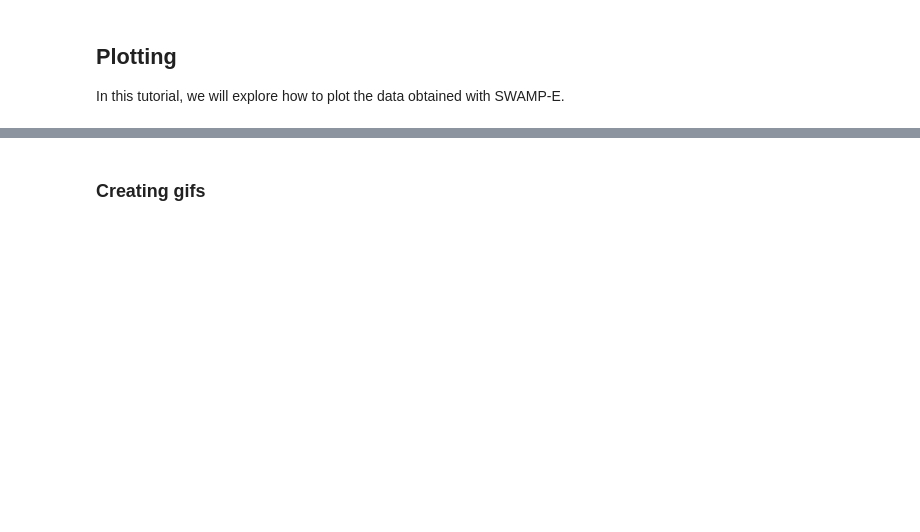
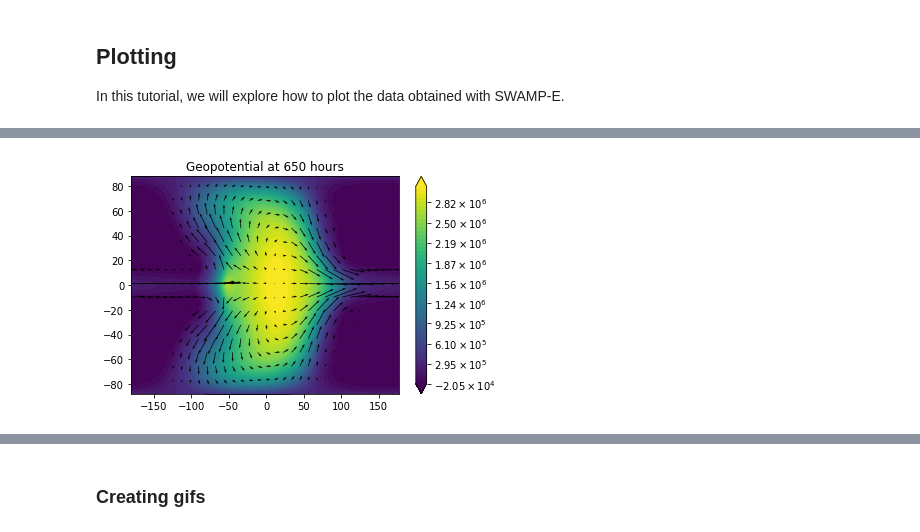
Before and after one commit to kathlandgren/SWAMPE, a Jupyter notebook: docs/source/notebooks/plotting.ipynb, the cells around one changed output, grey strips where cells are left out. Cells and saved outputs as stored; diff of their text form; code cells hidden in the pictures; blank space fills up the shorter version.

```diff
--- a/docs/source/notebooks/plotting.ipynb
+++ b/docs/source/notebooks/plotting.ipynb
@@ -22,0 +66,6 @@ ImportError: No module named SWAMPE
+# %%
+#change colormap
+colormap=cm.viridis
+fig=SWAMPE.plotting.quiver_geopot_plot(U2,V2,Phi2,lambdas,mus,timestamp2,colormap=colormap)
+# %% [output]
+[figure, added]
```
Also changed, not shown: parts of 25 cells of this notebook, 27 other files.
